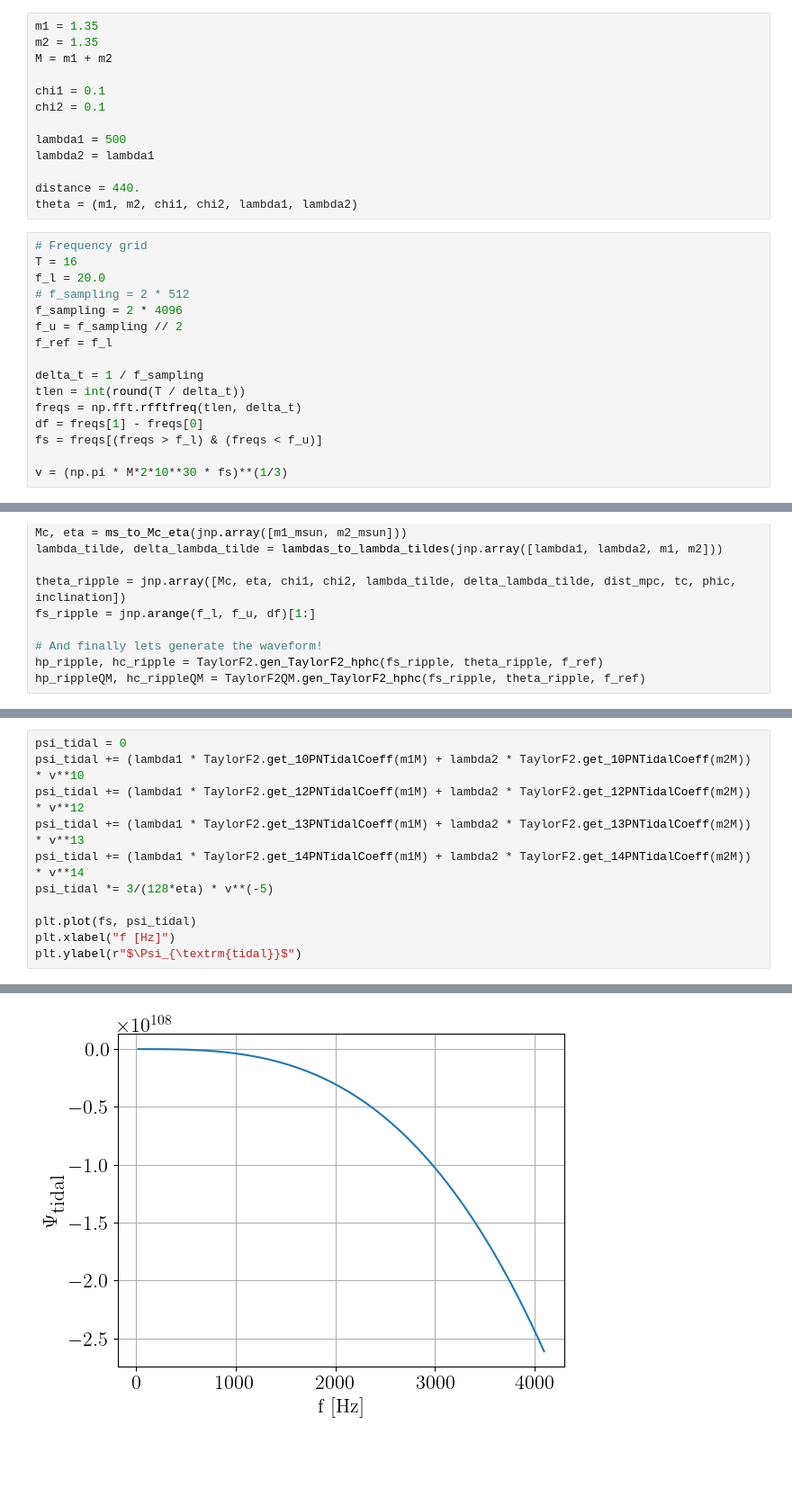
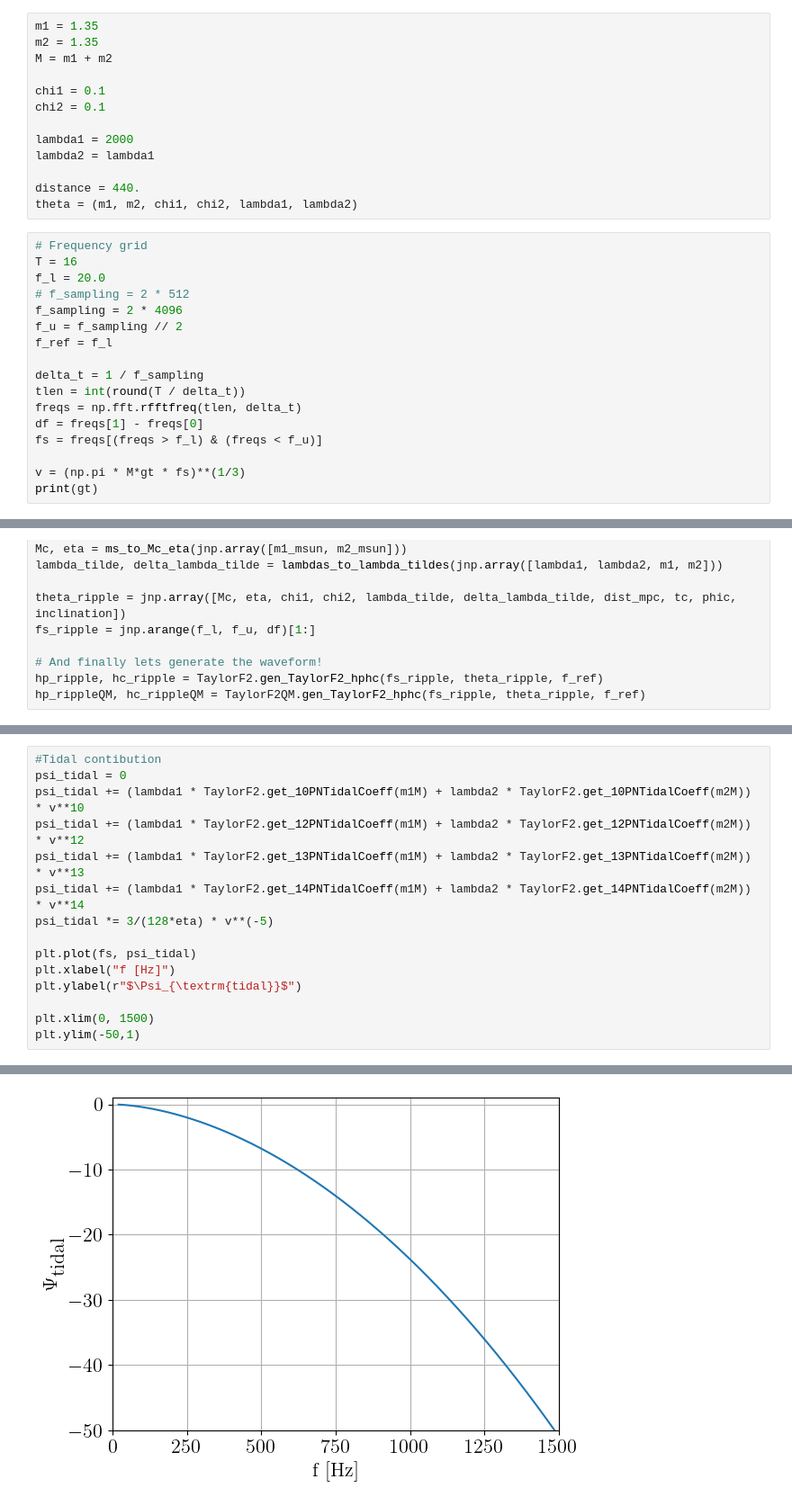
Before and after one commit to ThibeauWouters/ripple, a Jupyter notebook: notebooks/Phase_contributions_TaylorF2.ipynb, the cells around one changed output, grey strips where cells are left out. Shown: that part at 90% size. Drawn from its saved outputs; the diff is of its cells as text; blank space fills up the shorter version.

Commit message:
gifts (plots)

```diff
--- a/notebooks/Phase_contributions_TaylorF2.ipynb
+++ b/notebooks/Phase_contributions_TaylorF2.ipynb
@@ -53,7 +54,7 @@ M = m1 + m2
 chi1 = 0.1
 chi2 = 0.1
 
-lambda1 = 500
+lambda1 = 2000
 lambda2 = lambda1
 
 distance = 440.
@@ -73,4 +74,5 @@ freqs = np.fft.rfftfreq(tlen, delta_t)
 df = freqs[1] - freqs[0]
 fs = freqs[(freqs > f_l) & (freqs < f_u)]
 
-v = (np.pi * M*2*10**30 * fs)**(1/3)
+v = (np.pi * M*gt * fs)**(1/3)
+print(gt)
@@ -125,4 +130,5 @@ Text(0, 0.5, '$\\Psi_{\\textrm{QM}}$')
 # %%
+#Tidal contibution
 psi_tidal = 0
 psi_tidal += (lambda1 * TaylorF2.get_10PNTidalCoeff(m1M) + lambda2 * TaylorF2.get_10PNTidalCoeff(m2M)) * v**10
 psi_tidal += (lambda1 * TaylorF2.get_12PNTidalCoeff(m1M) + lambda2 * TaylorF2.get_12PNTidalCoeff(m2M)) * v**12
@@ -133,4 +139,7 @@ psi_tidal *= 3/(128*eta) * v**(-5)
 plt.plot(fs, psi_tidal)
 plt.xlabel("f [Hz]")
 plt.ylabel(r"$\Psi_{\textrm{tidal}}$")
+
+plt.xlim(0, 1500)
+plt.ylim(-50,1)
 # %% [output]
@@ -138 +147 @@ Text(0, 0.5, '$\\Psi_{\\textrm{tidal}}$')
-[figure, old version]
+[figure, new version]
```
Also changed, not shown: parts of 8 cells of this notebook.
